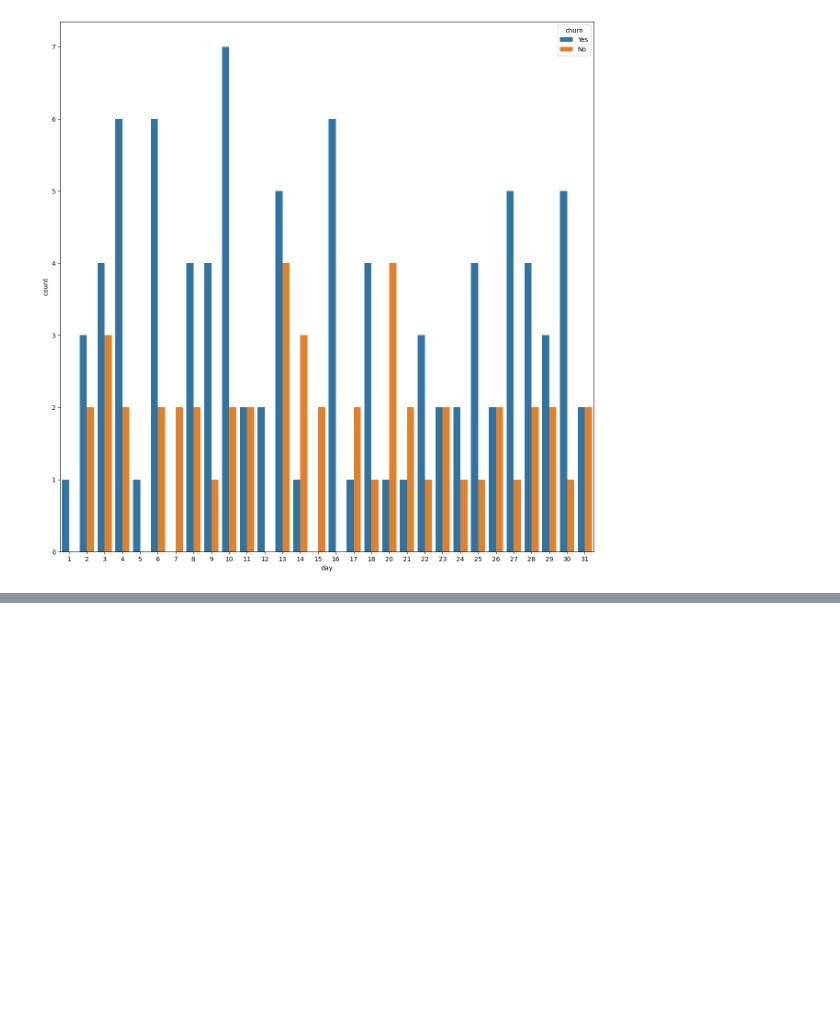
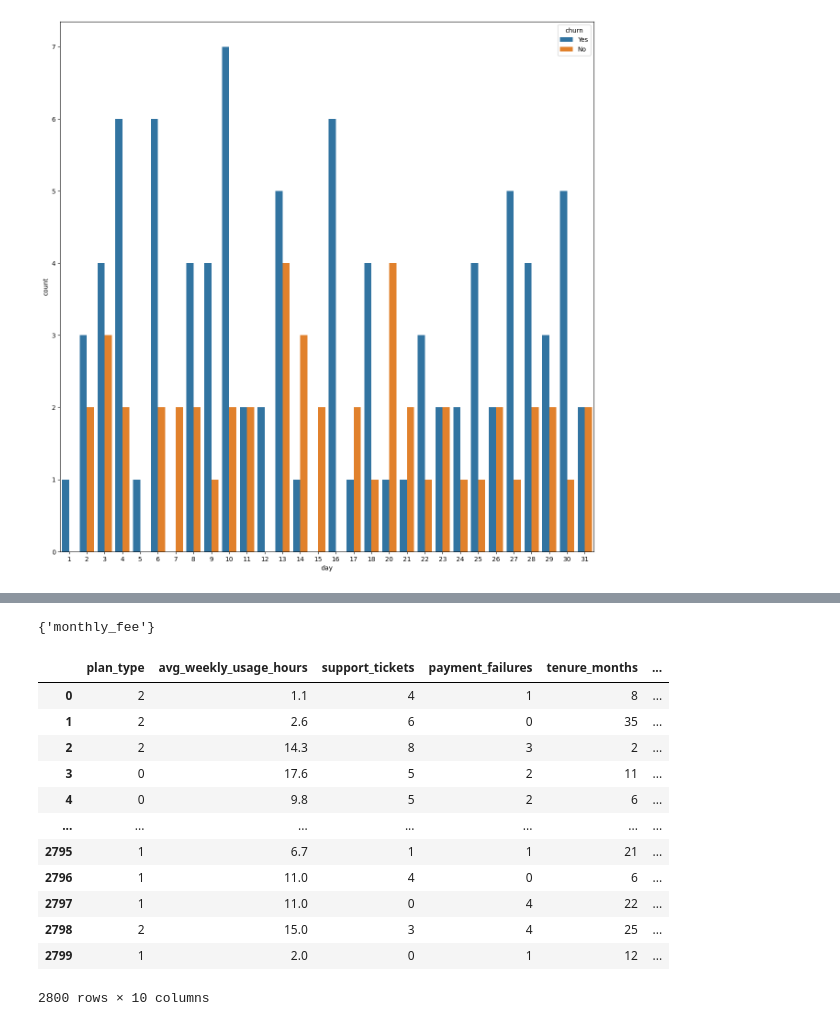
Before and after one commit to mayurimamdi/CustomerChurn, a Jupyter notebook: notebook/EDA.ipynb, the cells around one changed output, grey strips where cells are left out. Saved outputs shown, nothing was run; the diff lists cells and outputs as text; code cells hidden in the pictures; blank space fills up the shorter version.

```diff
--- a/notebook/EDA.ipynb
+++ b/notebook/EDA.ipynb
@@ -186,0 +304,5 @@ The `ci` parameter is deprecated. Use `errorbar=None` for the same effect.
+# %%
+corr_feature=correlation(df.drop('churn', axis=1), threshold=0.8)
+corr_feature
+# %% [output]
+{'monthly_fee'}
@@ -186,0 +311,16 @@ The `ci` parameter is deprecated. Use `errorbar=None` for the same effect.
+# %%
+df_reduced
+# %% [output]
+|  | plan_type | avg_weekly_usage_hours | support_tickets | payment_failures | tenure_months | ... |
+| 0 | 2 | 1.1 | 4 | 1 | 8 | ... |
+| 1 | 2 | 2.6 | 6 | 0 | 35 | ... |
+| 2 | 2 | 14.3 | 8 | 3 | 2 | ... |
+| 3 | 0 | 17.6 | 5 | 2 | 11 | ... |
+| 4 | 0 | 9.8 | 5 | 2 | 6 | ... |
+| ... | ... | ... | ... | ... | ... | ... |
+| 2795 | 1 | 6.7 | 1 | 1 | 21 | ... |
+| 2796 | 1 | 11.0 | 4 | 0 | 6 | ... |
+| 2797 | 1 | 11.0 | 0 | 4 | 22 | ... |
+| 2798 | 2 | 15.0 | 3 | 4 | 25 | ... |
+| 2799 | 1 | 2.0 | 0 | 1 | 12 | ... |
+2800 rows × 10 columns
```
Also changed, not shown: parts of 22 cells of this notebook.
